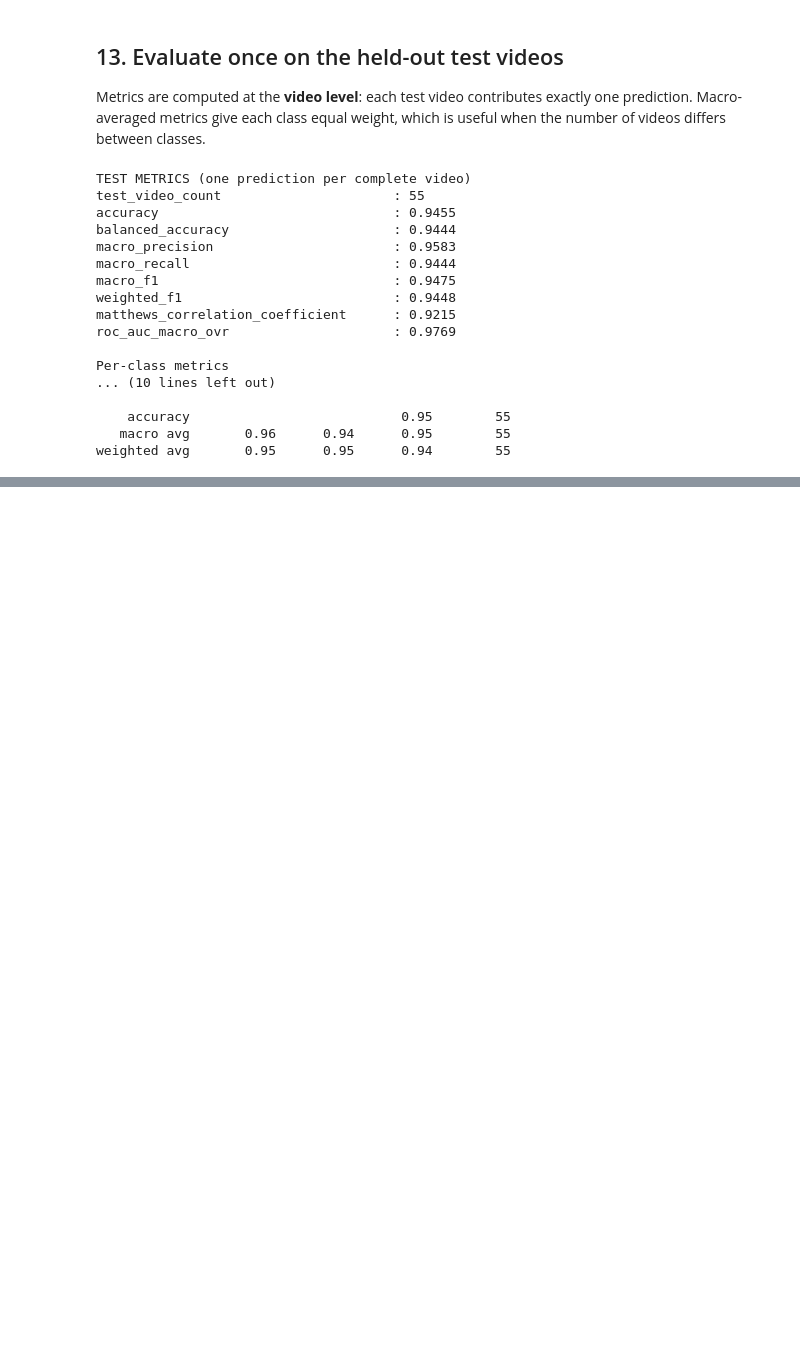
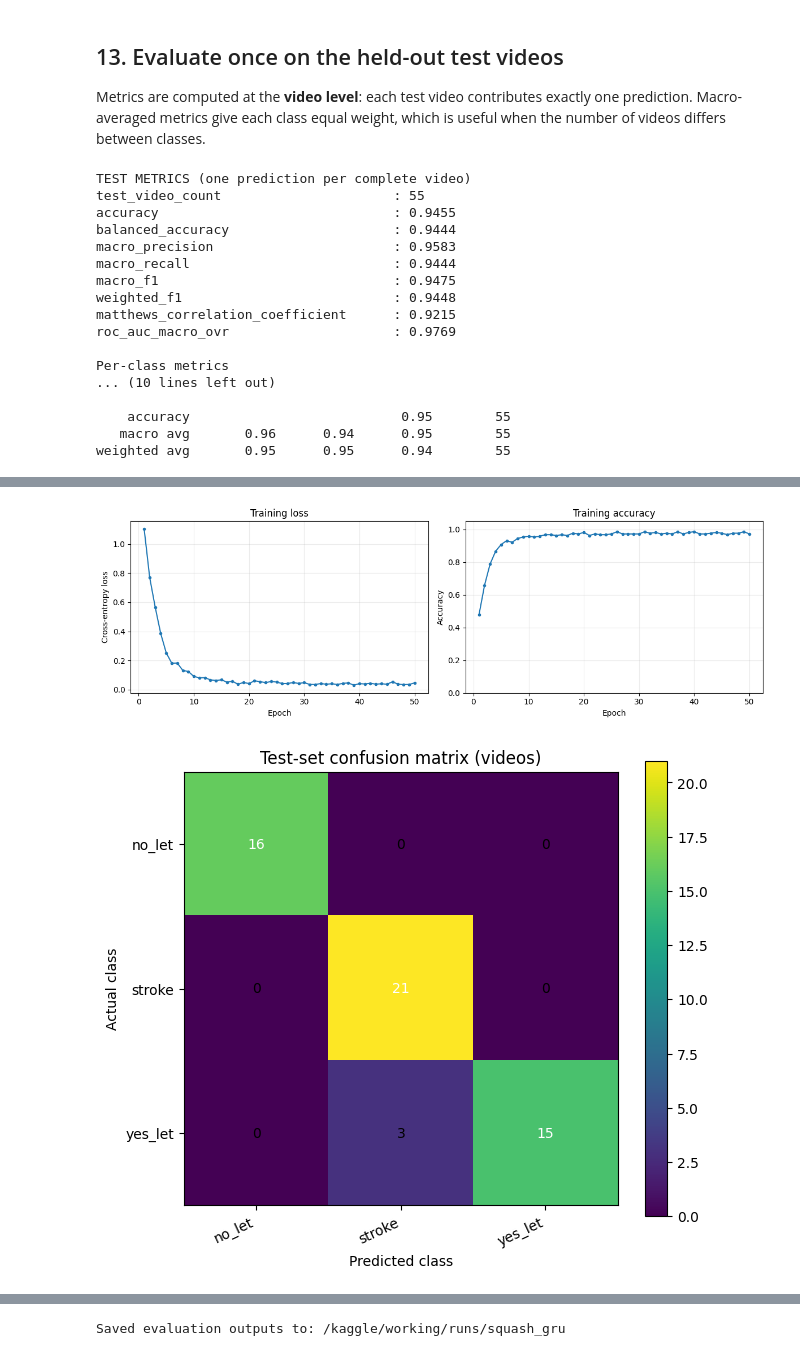
Before and after one commit to AI-Projects-S1-26-27/T10_GameVisionAI, a Jupyter notebook: notebook.ipynb, the cells around one changed output, grey strips where cells are left out. Drawn from its saved outputs; the diff is of its cells as text; code cells hidden in the pictures; blank space fills up the shorter version.

Commit message:
Export evaluated model checkpoint, final test metrics, and complete notebook

```diff
--- a/notebook.ipynb
+++ b/notebook.ipynb
@@ -809,0 +814,78 @@ weighted avg       0.95      0.95      0.94        55
+# %%
+# Training curves
+fig, axes = plt.subplots(1, 2, figsize=(12, 4))
+axes[0].plot(history_df["epoch"], history_df["train_loss"], marker="o", markersize=3)
+axes[0].set_title("Training loss")
+axes[0].set_xlabel("Epoch")
+axes[0].set_ylabel("Cross-entropy loss")
+axes[0].grid(alpha=0.25)
+
+axes[1].plot(history_df["epoch"], history_df["train_accuracy"], marker="o", markersize=3)
+axes[1].set_title("Training accuracy")
+axes[1].set_xlabel("Epoch")
+axes[1].set_ylabel("Accuracy")
+axes[1].set_ylim(0, 1.05)
+axes[1].grid(alpha=0.25)
+
+plt.tight_layout()
+plt.savefig(OUTPUT_DIR / "training_curves.png", dpi=180, bbox_inches="tight")
+plt.show()
+
+# Confusion matrix
+cm = np.asarray(metrics["confusion_matrix"], dtype=int)
+fig, ax = plt.subplots(figsize=(6.5, 5.5))
+image = ax.imshow(cm, interpolation="nearest")
+ax.set_title("Test-set confusion matrix (videos)")
+fig.colorbar(image, ax=ax)
+ax.set_xticks(np.arange(len(class_names)), labels=class_names, rotation=25, ha="right")
+ax.set_yticks(np.arange(len(class_names)), labels=class_names)
+threshold = cm.max() / 2 if cm.size else 0
+for row in range(cm.shape[0]):
+    for col in range(cm.shape[1]):
+        ax.text(
+            col, row, str(cm[row, col]), ha="center", va="center",
+            color="white" if cm[row, col] > threshold else "black"
+        )
+ax.set_ylabel("Actual class")
+ax.set_xlabel("Predicted class")
+plt.tight_layout()
+plt.savefig(OUTPUT_DIR / "confusion_matrix.png", dpi=180, bbox_inches="tight")
+plt.show()
+
+# Text report and metrics JSON
+report_text = classification_report(
+    y_true, y_pred,
+    labels=np.arange(len(class_names)),
+    target_names=class_names,
+    zero_division=0,
+)
+(OUTPUT_DIR / "classification_report.txt").write_text(report_text, encoding="utf-8")
+with (OUTPUT_DIR / "metrics.json").open("w", encoding="utf-8") as file:
+    json.dump(metrics, file, indent=2)
+
+# Confusion matrix CSV
+cm_df = pd.DataFrame(cm, index=class_names, columns=class_names)
+cm_df.index.name = "actual/predicted"
+cm_df.to_csv(OUTPUT_DIR / "confusion_matrix.csv")
+
+# One row per test video, with predicted class and class probabilities
+prediction_rows = []
+for path, true_index, predicted_index, probabilities in zip(test_paths, y_true, y_pred, y_prob):
+    row = {
+        "video_path": str(path.relative_to(DATA_DIR)),
+        "actual_class": class_names[int(true_index)],
+        "predicted_class": class_names[int(predicted_index)],
+        "correct": bool(true_index == predicted_index),
+    }
+    for class_index, class_name in enumerate(class_names):
+        row[f"prob_{class_name}"] = float(probabilities[class_index])
+    prediction_rows.append(row)
+
+predictions_df = pd.DataFrame(prediction_rows)
+predictions_df.to_csv(OUTPUT_DIR / "test_predictions.csv", index=False)
+
+display(predictions_df.head(10))
+print("Saved evaluation outputs to:", OUTPUT_DIR)
+# %% [output]
+[figure, added]
+[figure, added]
@@ -809,0 +903 @@ weighted avg       0.95      0.95      0.94        55
+Saved evaluation outputs to: /kaggle/working/runs/squash_gru
```
Also changed, not shown: parts of 5 cells of this notebook, 2 other files.
